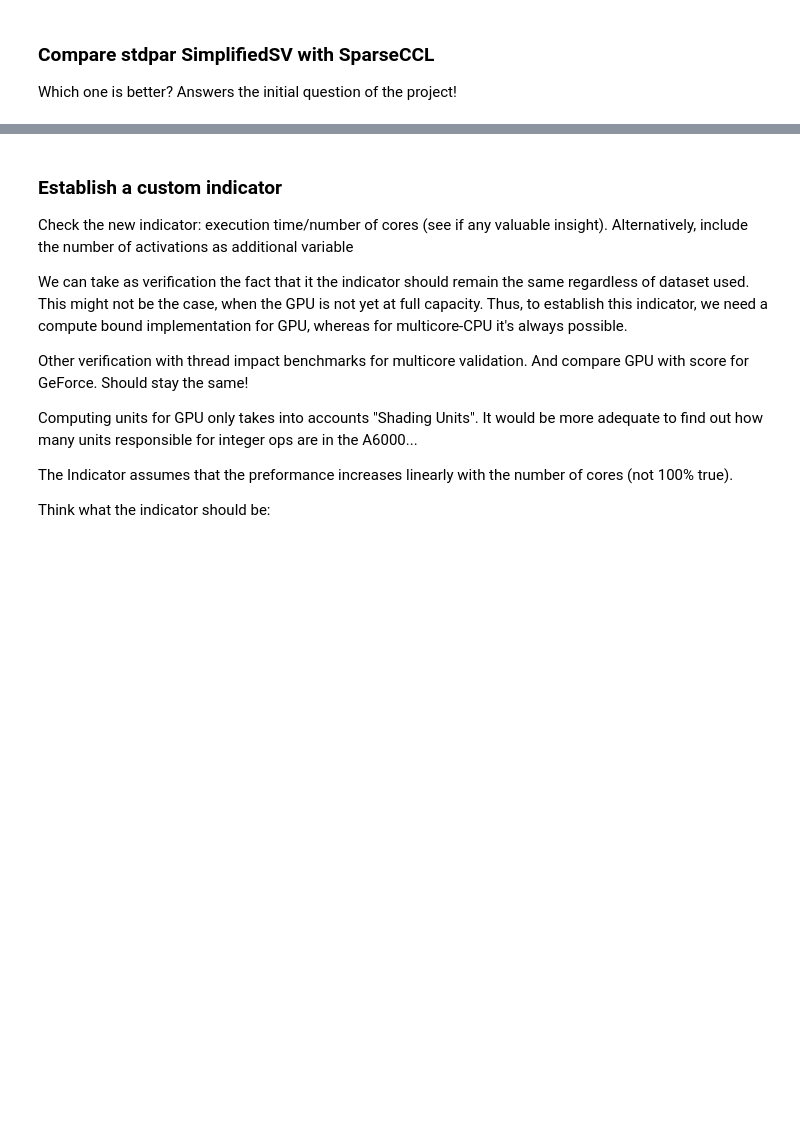
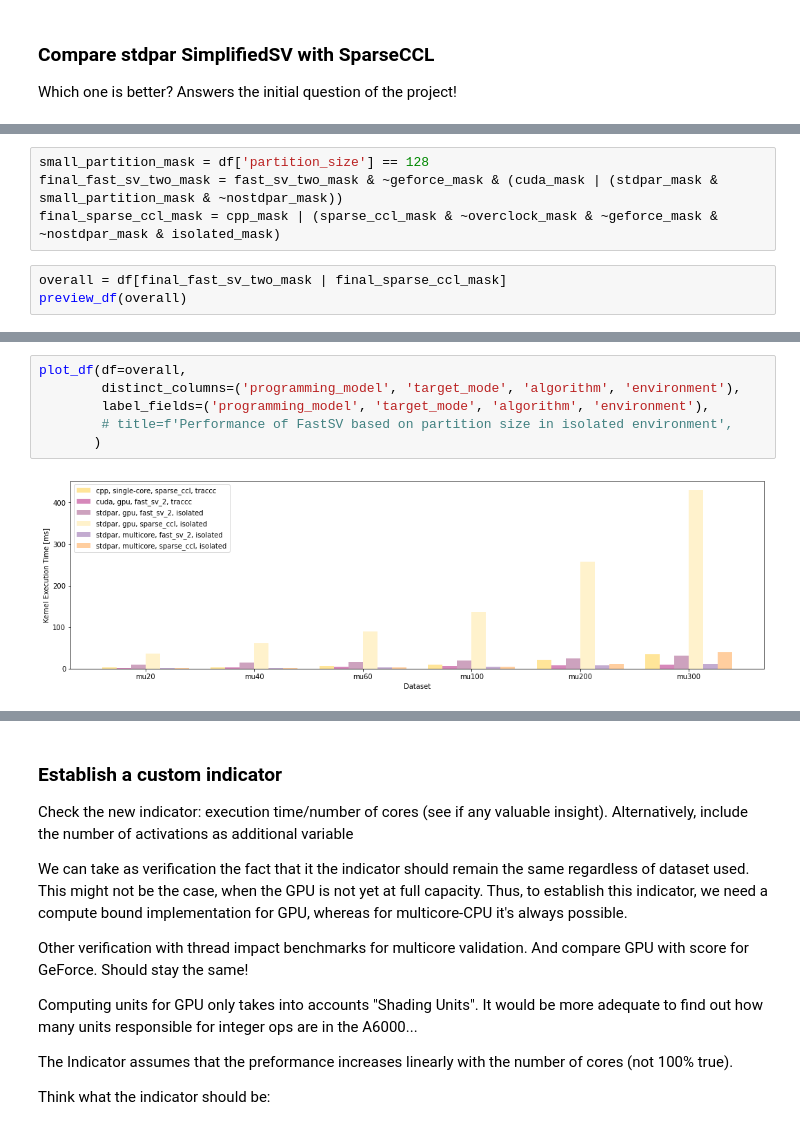
Before and after one commit to ugGit/stdpar-benchmark-analysis, a Jupyter notebook: analysis.ipynb, the cells around one changed output, grey strips where cells are left out. Saved outputs shown, nothing was run; the diff lists cells and outputs as text; blank space fills up the shorter version.

Commit message:
add plot to compare stdpar with seq and par base versions

```diff
--- a/analysis.ipynb
+++ b/analysis.ipynb
@@ -444,0 +455,7 @@ Which one is better? Answers the initial question of the project!
+# %%
+small_partition_mask = df['partition_size'] == 128
+final_fast_sv_two_mask = fast_sv_two_mask & ~geforce_mask & (cuda_mask | (stdpar_mask & small_partition_mask & ~nostdpar_mask))
+final_sparse_ccl_mask = cpp_mask | (sparse_ccl_mask & ~overclock_mask & ~geforce_mask & ~nostdpar_mask & isolated_mask)
+# %%
+overall = df[final_fast_sv_two_mask | final_sparse_ccl_mask]
+preview_df(overall)
@@ -444,0 +470,8 @@ Which one is better? Answers the initial question of the project!
+# %%
+plot_df(df=overall,
+        distinct_columns=('programming_model', 'target_mode', 'algorithm', 'environment'),
+        label_fields=('programming_model', 'target_mode', 'algorithm', 'environment'),
+        # title=f'Performance of FastSV based on partition size in isolated environment',
+       )
+# %% [output]
+[figure, added]
```
Also changed, not shown: parts of 5 cells of this notebook.
